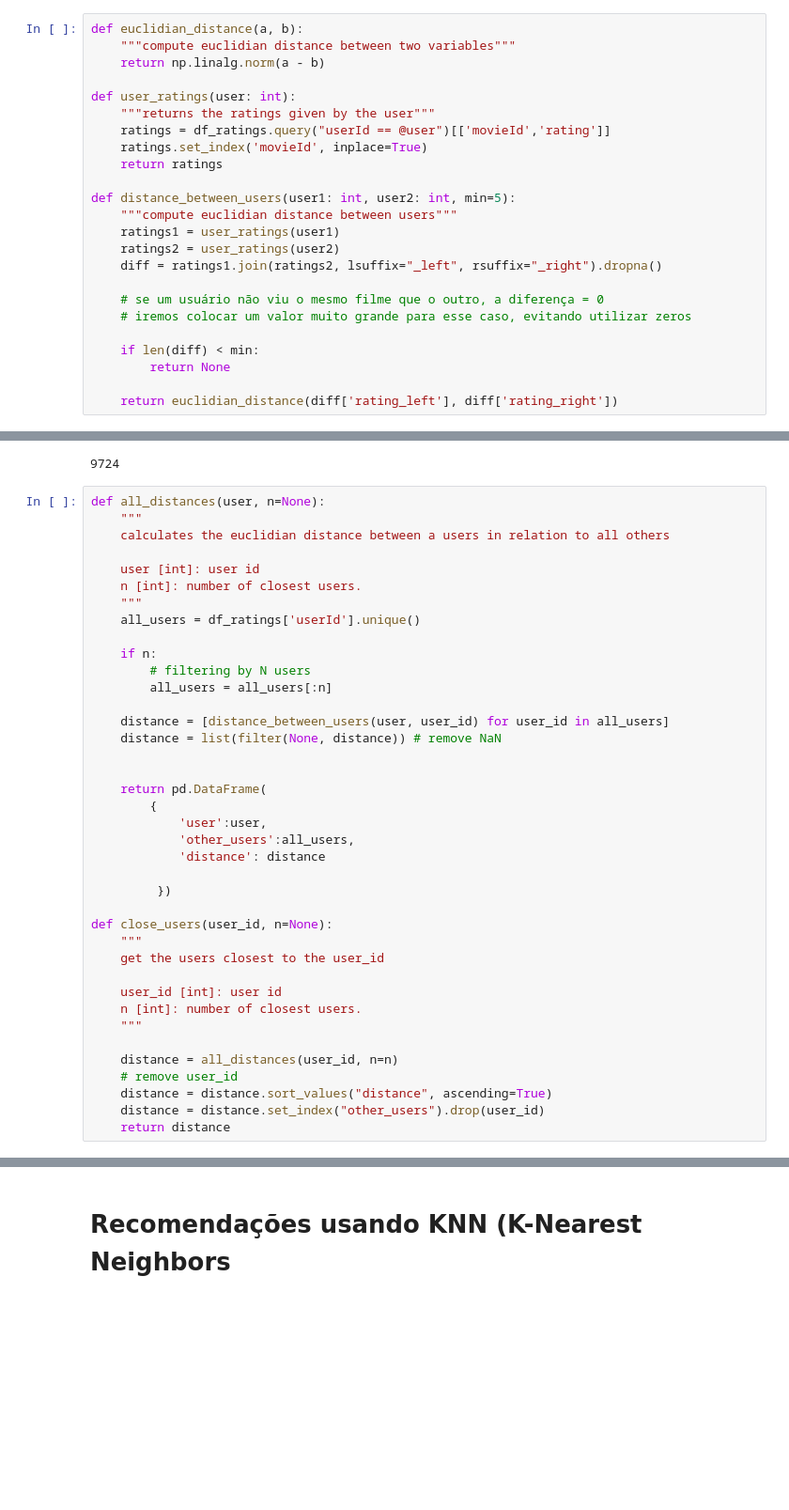
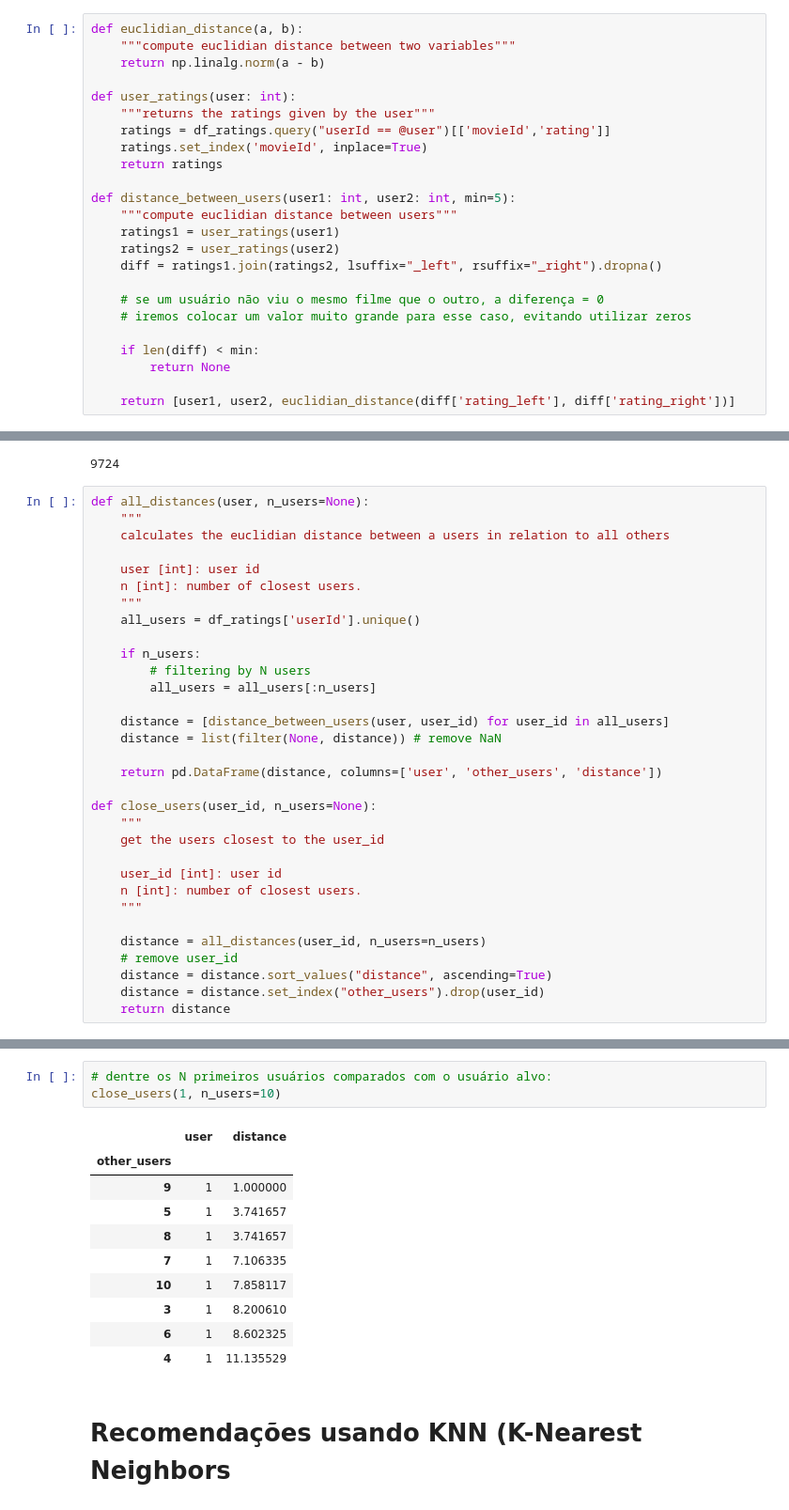
Before and after one commit to victor-hro/movie-recommender, a Jupyter notebook: heurísticas_e_KNN.ipynb, the cells around one changed output, grey strips where cells are left out. Shown at 94% size. Drawn from its saved outputs; the diff is of its cells as text; blank space fills up the shorter version.

```diff
--- a/heurísticas_e_KNN.ipynb
+++ b/heurísticas_e_KNN.ipynb
@@ -269,6 +269,6 @@ def distance_between_users(user1: int, user2: int, min=5):
     if len(diff) < min:
         return None
 
-    return euclidian_distance(diff['rating_left'], diff['rating_right'])
+    return [user1, user2, euclidian_distance(diff['rating_left'], diff['rating_right'])]
 # %%
 # CÉLULA DE TESTE
@@ -377,7 +380,7 @@ len(unique_users)
 # %% [output]
 9724
 # %%
-def all_distances(user, n=None):
+def all_distances(user, n_users=None):
     """
     calculates the euclidian distance between a users in relation to all others
 
@@ -386,23 +389,16 @@ def all_distances(user, n=None):
     """
     all_users = df_ratings['userId'].unique()
 
-    if n:
+    if n_users:
         # filtering by N users
-        all_users = all_users[:n]
+        all_users = all_users[:n_users]
 
     distance = [distance_between_users(user, user_id) for user_id in all_users]
     distance = list(filter(None, distance)) # remove NaN
 
+    return pd.DataFrame(distance, columns=['user', 'other_users', 'distance'])
 
-    return pd.DataFrame(
-        {
-            'user':user,
-            'other_users':all_users,
-            'distance': distance
-
-         })
-
-def close_users(user_id, n=None):
+def close_users(user_id, n_users=None):
     """
     get the users closest to the user_id
 
@@ -410,7 +406,7 @@ def close_users(user_id, n=None):
     n [int]: number of closest users.
     """
 
-    distance = all_distances(user_id, n=n)
+    distance = all_distances(user_id, n_users=n_users)
     # remove user_id
     distance = distance.sort_values("distance", ascending=True)
     distance = distance.set_index("other_users").drop(user_id)
@@ -423,3 +414,17 @@ ValueError: ignored
+# %%
+# dentre os N primeiros usuários comparados com o usuário alvo:
+close_users(1, n_users=10)
+# %% [output]
+|  | user | distance |
+| other_users |  |  |
+| 9 | 1 | 1.000000 |
+| 5 | 1 | 3.741657 |
+| 8 | 1 | 3.741657 |
+| 7 | 1 | 7.106335 |
+| 10 | 1 | 7.858117 |
+| 3 | 1 | 8.200610 |
+| 6 | 1 | 8.602325 |
+| 4 | 1 | 11.135529 |
 # %% [markdown]
 # Recomendações usando KNN (K-Nearest Neighbors
 # %%
```
Also changed, not shown: parts of 4 cells of this notebook.
